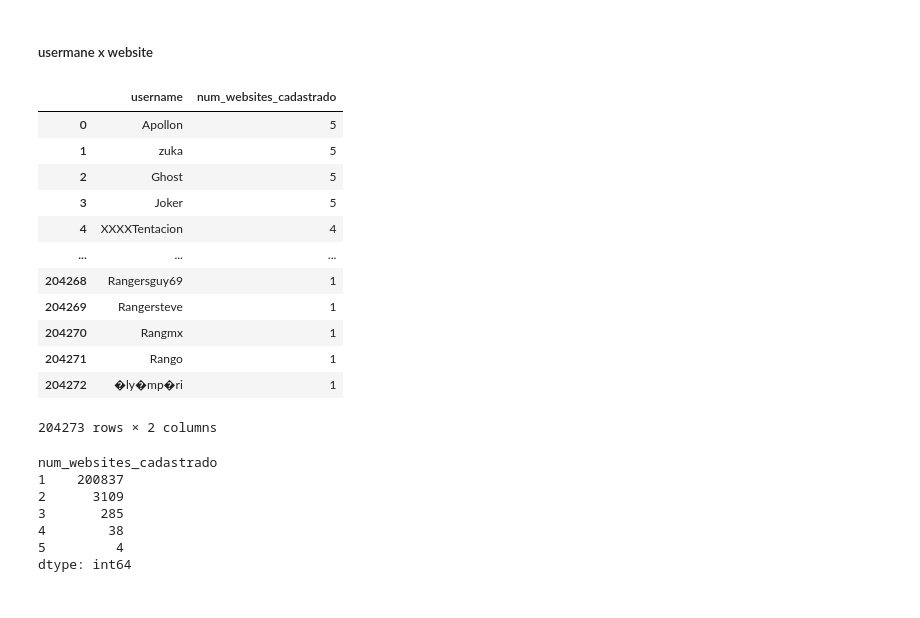
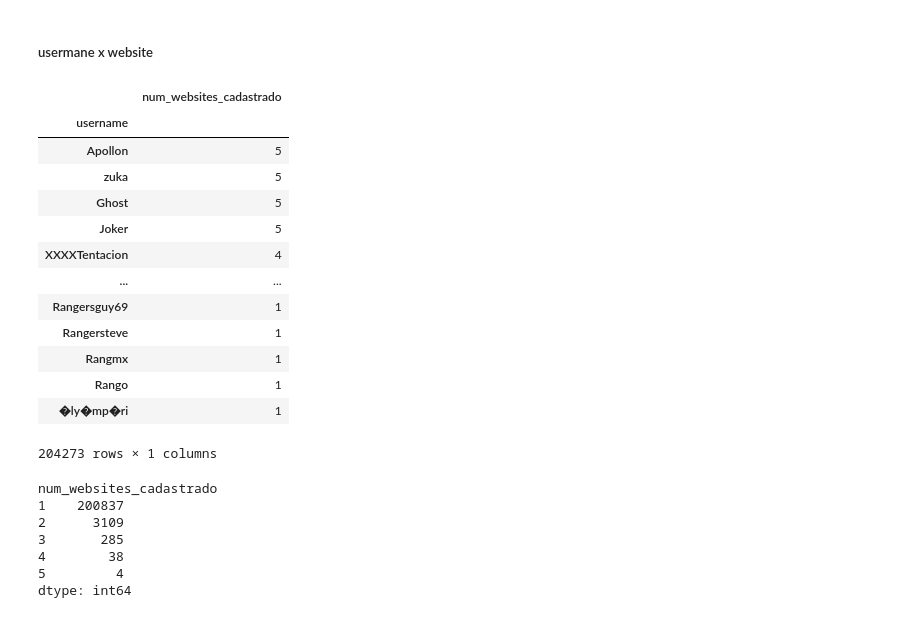
Before and after one commit to fmorenovr/crimepy, a Jupyter notebook: notebooks/3_DB_Statistics.ipynb, the cells around one changed output. Cells and saved outputs as stored; diff of their text form; code cells hidden in the pictures.

```diff
--- a/notebooks/3_DB_Statistics.ipynb
+++ b/notebooks/3_DB_Statistics.ipynb
@@ -412,27 +412,29 @@ ax.get_legend().remove()
 # %%
 users_sites_df = pd.pivot_table(member_website,
                  index=["username"],
                  values=["site_name"],
                  aggfunc={
                      "site_name":len
                  }
                 ).sort_values(by="site_name", ascending=False).reset_index(level=0)
 users_sites_df.rename(columns={"site_name":"num_websites_cadastrado"}, inplace=True)
+users_sites_df.set_index("username", inplace=True)
 users_sites_df
 # %% [output]
-|  | username | num_websites_cadastrado |
-| 0 | Apollon | 5 |
-| 1 | zuka | 5 |
-| 2 | Ghost | 5 |
-| 3 | Joker | 5 |
-| 4 | XXXXTentacion | 4 |
-| ... | ... | ... |
-| 204268 | Rangersguy69 | 1 |
-| 204269 | Rangersteve | 1 |
-| 204270 | Rangmx | 1 |
-| 204271 | Rango | 1 |
-| 204272 | �ly�mp�ri | 1 |
+|  | num_websites_cadastrado |
+| username |  |
+| Apollon | 5 |
+| zuka | 5 |
+| Ghost | 5 |
+| Joker | 5 |
+| XXXXTentacion | 4 |
+| ... | ... |
+| Rangersguy69 | 1 |
+| Rangersteve | 1 |
+| Rangmx | 1 |
+| Rango | 1 |
+| �ly�mp�ri | 1 |
-204273 rows × 2 columns
+204273 rows × 1 columns
 # %%
 users_sites_ = users_sites_df.pivot_table(columns=['num_websites_cadastrado'], aggfunc='size')
 users_sites_
```
Also changed, not shown: parts of 1 cell of this notebook, 2 other files.
